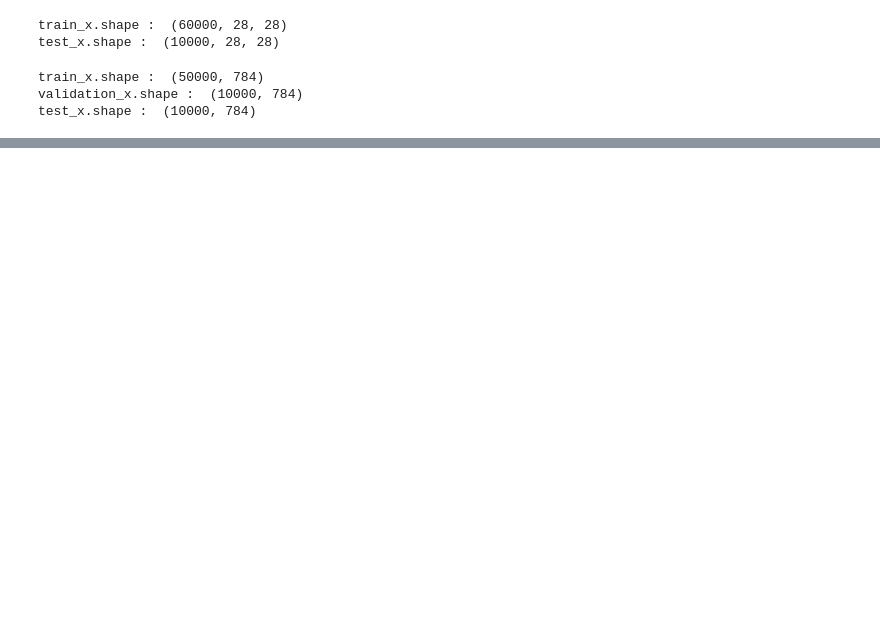
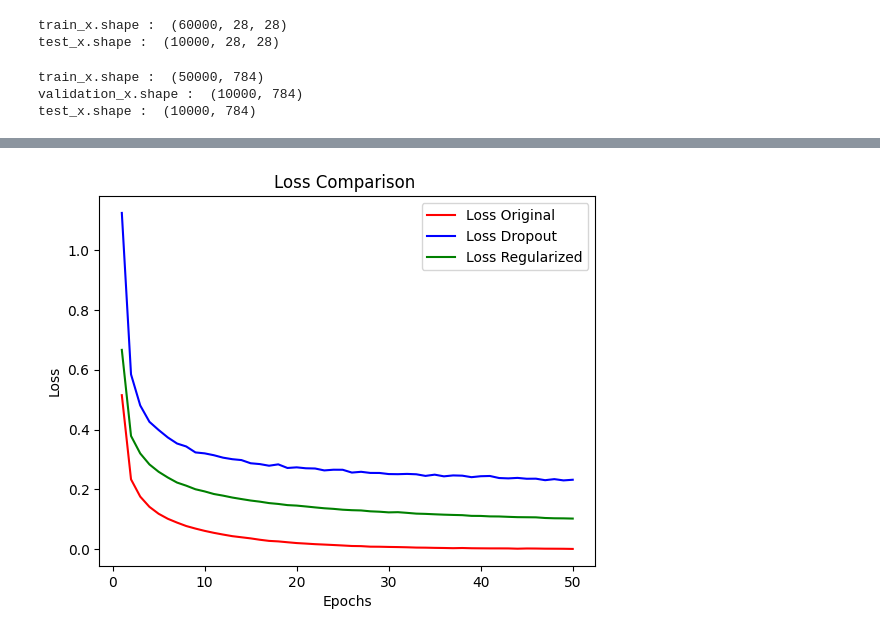
Before and after one commit to bpppoh/Mylearning, a Jupyter notebook: 4312/week7/6601001123_Lab8.ipynb, the cells around one changed output, grey strips where cells are left out. Cells and saved outputs as stored; diff of their text form; code cells hidden in the pictures; blank space fills up the shorter version.

```diff
--- a/4312/week7/6601001123_Lab8.ipynb
+++ b/4312/week7/6601001123_Lab8.ipynb
@@ -224,0 +241,15 @@ plotAcc(history_Regularized,'Regularize')
+# %%
+loss_ori = history_original.history['loss']
+loss_DropOut = history_Dropout.history['loss']
+loss_Regularized = history_Regularized.history['loss']
+epochs = range(1,len(loss_ori)+1)
+plt.plot(epochs,loss_ori,'r',label='Loss Original')
+plt.plot(epochs,loss_DropOut,'b',label='Loss Dropout')
+plt.plot(epochs,loss_Regularized,'g',label='Loss Regularized')
+plt.title('Loss Comparison ')
+plt.xlabel('Epochs')
+plt.ylabel('Loss')
+plt.legend()
+plt.show()
+# %% [output]
+[figure, added]
```
Also changed, not shown: parts of 17 cells of this notebook, 2 other files.
